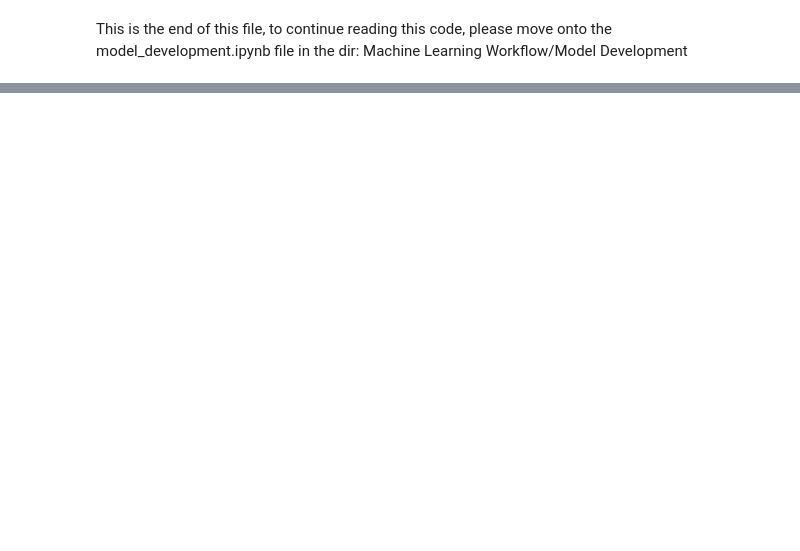
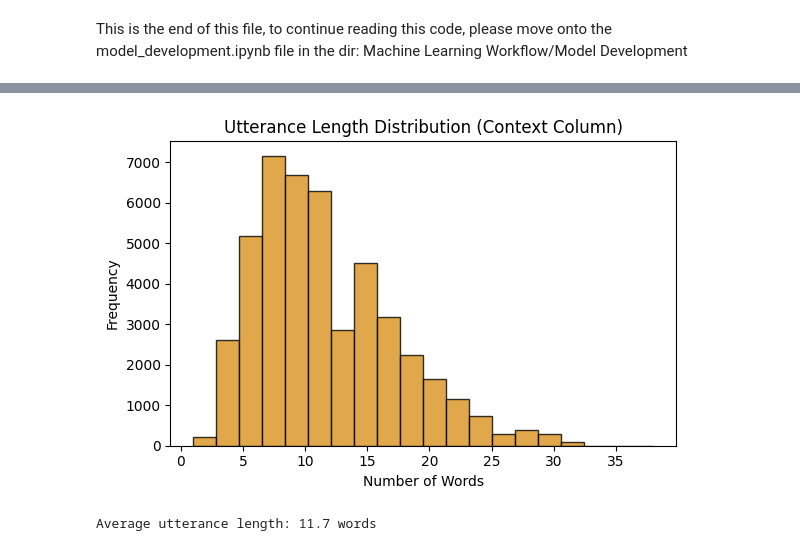
Before and after one commit to aliallam123/AI-Receptionist, a Jupyter notebook: Machine Learning Workflow/Data Preprocessing/data-preprocessing.ipynb, the cells around one changed output, grey strips where cells are left out. Saved outputs shown, nothing was run; the diff lists cells and outputs as text; code cells hidden in the pictures; blank space fills up the shorter version.

```diff
--- a/Machine Learning Workflow/Data Preprocessing/data-preprocessing.ipynb
+++ b/Machine Learning Workflow/Data Preprocessing/data-preprocessing.ipynb
@@ -785,0 +821,19 @@ This is the end of this file, to continue reading this code, please move onto th
+# %%
+import numpy as np
+
+train_pairs_df['utterance_length'] = train_pairs_df['context'].str.split().str.len()
+
+plt.figure(figsize=(6,4))
+plt.hist(train_pairs_df['utterance_length'], bins=20, color='#d9931e', edgecolor='black', alpha=0.8)
+plt.title("Utterance Length Distribution (Context Column)")
+plt.xlabel("Number of Words")
+plt.ylabel("Frequency")
+plt.tight_layout()
+plt.savefig("utterance_length.png", dpi=300)
+plt.show()
+
+avg_len = train_pairs_df['utterance_length'].mean()
+print(f"Average utterance length: {avg_len:.1f} words")
+# %% [output]
+[figure, added]
+Average utterance length: 11.7 words
```
Also changed, not shown: parts of 7 cells of this notebook.
